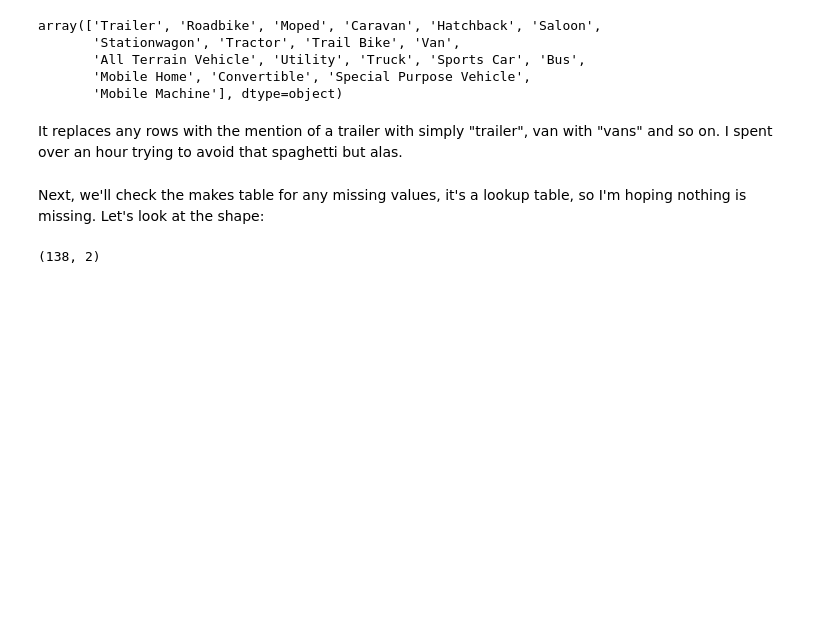
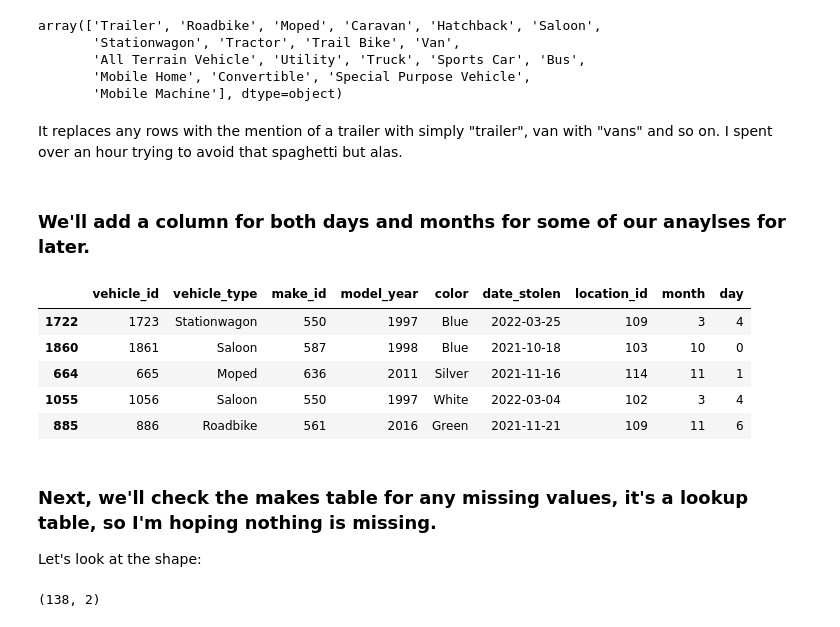
Before and after one commit to khaled-mehizel/nz-motor-theft-py-analysis, a Jupyter notebook: nz-carjacking-nb.ipynb, the cells around one changed output. Cells and saved outputs as stored; diff of their text form; code cells hidden in the pictures; blank space fills up the shorter version.

```diff
--- a/nz-carjacking-nb.ipynb
+++ b/nz-carjacking-nb.ipynb
@@ -182,8 +182,21 @@ array(['Trailer', 'Roadbike', 'Moped', 'Caravan', 'Hatchback', 'Saloon',
 # %% [markdown]
 It replaces any rows with the mention of a trailer with simply "trailer", van with "vans" and so on.
 I spent over an hour trying to avoid that spaghetti but alas.
+# %% [markdown]
+### We'll add a column for both days and months for some of our anaylses for later.
+# %%
+thefts["month"]= thefts["date_stolen"].dt.month
+thefts["day"]= thefts["date_stolen"].dt.day_of_week
+thefts.sample(5)
+# %% [output]
+|  | vehicle_id | vehicle_type | make_id | model_year | color | date_stolen | location_id | month | day |
+| 1722 | 1723 | Stationwagon | 550 | 1997 | Blue | 2022-03-25 | 109 | 3 | 4 |
+| 1860 | 1861 | Saloon | 587 | 1998 | Blue | 2021-10-18 | 103 | 10 | 0 |
+| 664 | 665 | Moped | 636 | 2011 | Silver | 2021-11-16 | 114 | 11 | 1 |
+| 1055 | 1056 | Saloon | 550 | 1997 | White | 2022-03-04 | 102 | 3 | 4 |
+| 885 | 886 | Roadbike | 561 | 2016 | Green | 2021-11-21 | 109 | 11 | 6 |
 # %% [markdown]
-Next, we'll check the makes table for any missing values, it's a lookup table, so I'm hoping nothing is missing.
+### Next, we'll check the makes table for any missing values, it's a lookup table, so I'm hoping nothing is missing.
 Let's look at the shape:
 # %%
 makes.shape
```
Also changed, not shown: parts of 11 cells of this notebook.
